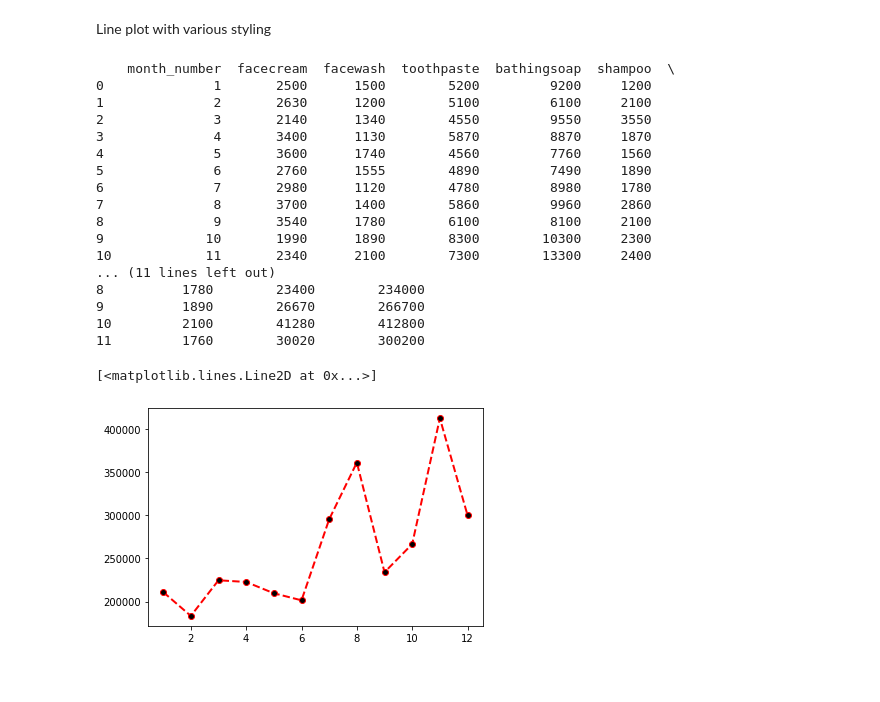
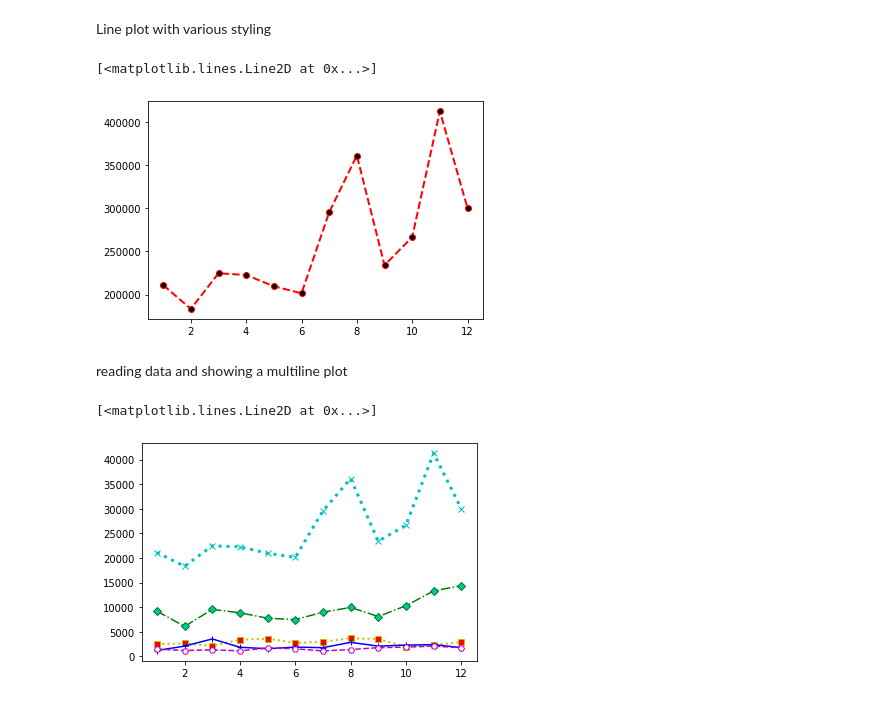
Before and after one commit to DolrajRijal/helloworld, a Jupyter notebook: Untitled2.ipynb, the cells around one changed output. Drawn from its saved outputs; the diff is of its cells as text; code cells hidden in the pictures.

```diff
--- a/Untitled2.ipynb
+++ b/Untitled2.ipynb
@@ -18,31 +18,45 @@ Text(0, 0.5, 'total profit')
 # %% [markdown]
 Line plot with various styling
 # %%
-import matplotlib.pyplot as plt
-import pandas as pd
-df = pd.read_csv('/content/company_sales_data.csv')
-print(df)
+#import matplotlib.pyplot as plt
+#import pandas as pd
+#df = pd.read_csv('/content/company_sales_data.csv')
+#print(df)
 month_list = df['month_number'].tolist()
 profit_list = df['total_profit'].tolist()
 plt.plot(month_list,profit_list,color = 'r',marker = 'o' ,markerfacecolor = 'k',
 linestyle = '--',linewidth = 2)
 # %% [output]
-    month_number  facecream  facewash  toothpaste  bathingsoap  shampoo  \
-0              1       2500      1500        5200         9200     1200
-1              2       2630      1200        5100         6100     2100
-2              3       2140      1340        4550         9550     3550
-3              4       3400      1130        5870         8870     1870
-4              5       3600      1740        4560         7760     1560
-5              6       2760      1555        4890         7490     1890
-6              7       2980      1120        4780         8980     1780
-7              8       3700      1400        5860         9960     2860
-8              9       3540      1780        6100         8100     2100
-9             10       1990      1890        8300        10300     2300
-10            11       2340      2100        7300        13300     2400
-... (11 lines left out)
-8          1780        23400        234000
-9          1890        26670        266700
-10         2100        41280        412800
-11         1760        30020        300200
+[<matplotlib.lines.Line2D at 0x...>]
-[<matplotlib.lines.Line2D at 0x...>]
 [figure]
+# %% [markdown]
+reading data and showing a multiline plot
+# %%
+import matplotlib.pyplot as plt
+df = pd.read_csv('/content/company_sales_data.csv')
+
+facecream_list = df['facecream'].tolist()
+facewash_list = df['facewash'].tolist()
+toothpaste_list =df['toothpaste']
+bathingsoap_list =df['bathingsoap']
+shampoo =df['shampoo']
+moisturizer_list = df['moisturizer']
+total_units_list = df['total_units']
+
+
+plt.plot(month_list,facecream_list, label = 'fcsells',color = 'y', marker = 's', markerfacecolor = 'r', linestyle = ':', linewidth = 2)
+
+
+plt.plot(month_list,bathingsoap_list, label = 'bssells',color = 'g', marker = 'D', markerfacecolor = 'c', linestyle = '-.')
+
+
+
+plt.plot(month_list,shampoo, label = 'shmpsells',color = 'b', marker = '+', markerfacecolor = 'r', linestyle = 'solid')
+
+plt.plot(month_list,moisturizer_list, label = 'moistzrsells',color = 'm', marker = 'H', markerfacecolor = 'w', linestyle = 'dashed')
+
+
+plt.plot(month_list,total_units_list, label = 'fcsells',color = 'c', marker = 'x', markerfacecolor = 'r', linestyle = ':',linewidth = 3)
+# %% [output]
+[<matplotlib.lines.Line2D at 0x...>]
+[figure, added]
```
